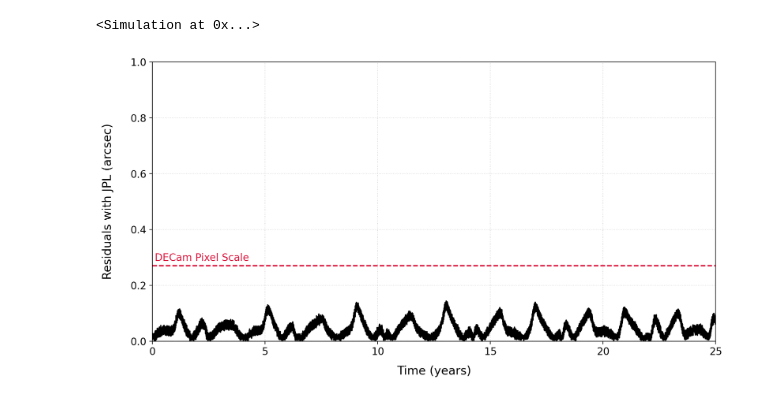
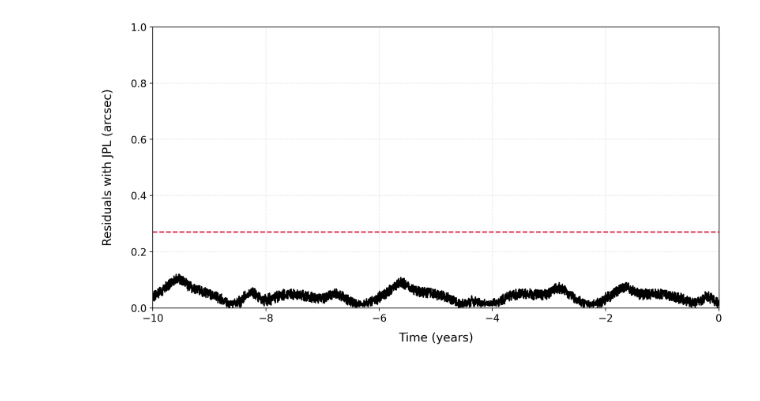
Before and after one commit to kjnapes/spacerocks, a Jupyter notebook: notebooks/examples/example-001.ipynb, the cells around one changed output. Saved outputs shown, nothing was run; the diff lists cells and outputs as text; code cells hidden in the pictures.

Commit message:
adding solar j2. Fixing example001

```diff
--- a/notebooks/examples/example-001.ipynb
+++ b/notebooks/examples/example-001.ipynb
@@ -32,24 +40,20 @@ SpiceKernel
 # %%
-obscode = 'w84'
+obscode = 'W84'
 name = 'hsingwenlin'
 w84 = Observatory.from_obscode(obscode)
 # %%
 epoch = Time.now()
 t0 = epoch.epoch
-epochs = np.arange(epoch.epoch - 0 * 365.25, epoch.epoch + 25 * 365.25, 1)
+epochs = np.arange(epoch.epoch - 10.0 * 365.25, epoch.epoch + 0.01 * 365.25, 1)
 testdates = AstropyTime(epochs, format='jd', scale='utc')
 # %%
 rock = SpaceRock.from_horizons(name=name, epoch=epoch, reference_plane='J2000', origin='ssb')
 # %%
 sim = Simulation.horizons(rock.epoch, "J2000", "ssb")
 sim.add_force(Force.solar_gr())
+sim.add_force(Force.solar_j2())
 sim.add(rock)
-
 sim.move_to_center_of_mass()
-# %%
-sim
-# %% [output]
-<Simulation at 0x...>
 # %%
 ras = []
 decs = []
@@ -73,21 +77,21 @@ ephem_Horizons = Horizons(id=name,
 # %%
 fig, ax = plt.subplots(1, 1, figsize=(12, 6))
 ra_residuals = (ephem_Horizons['RA'] - ras) * 3600
 dec_residuals = (ephem_Horizons['DEC'] - decs) * 3600
 residuals = np.sqrt(ra_residuals**2 + dec_residuals**2)
 
 t = (epochs - t0) / 365.25
 ax.plot(t, residuals, label='Residuals', color='black')
 
 ax.axhline(0.27, color='crimson', ls='--')
-ax.text(0.1, 0.27+0.01, 'DECam Pixel Scale', color='crimson', fontsize=12, va='bottom', ha='left')
+#ax.text(0.1, 0.27+0.01, 'DECam Pixel Scale', color='crimson', fontsize=12, va='bottom', ha='left')
 
 ax.set_xlabel('Time (years)', fontsize=14, labelpad=10)
 ax.set_ylabel('Residuals with JPL (arcsec)', fontsize=14, labelpad=20)
 ax.tick_params(axis='both', which='major', labelsize=12)
 ax.set_ylim(bottom=0, top=1)
 #ax.set_yscale('log')
-ax.set_xlim(left=t.min(), right=np.ceil(t.max()))
+ax.set_xlim(left=t.min(), right=t.max())
 ax.grid(ls=':', alpha=0.5)
 # %% [output]
-[figure, old version]
+[figure, new version]
```
Also changed, not shown: parts of 4 cells of this notebook, 15 other files.
